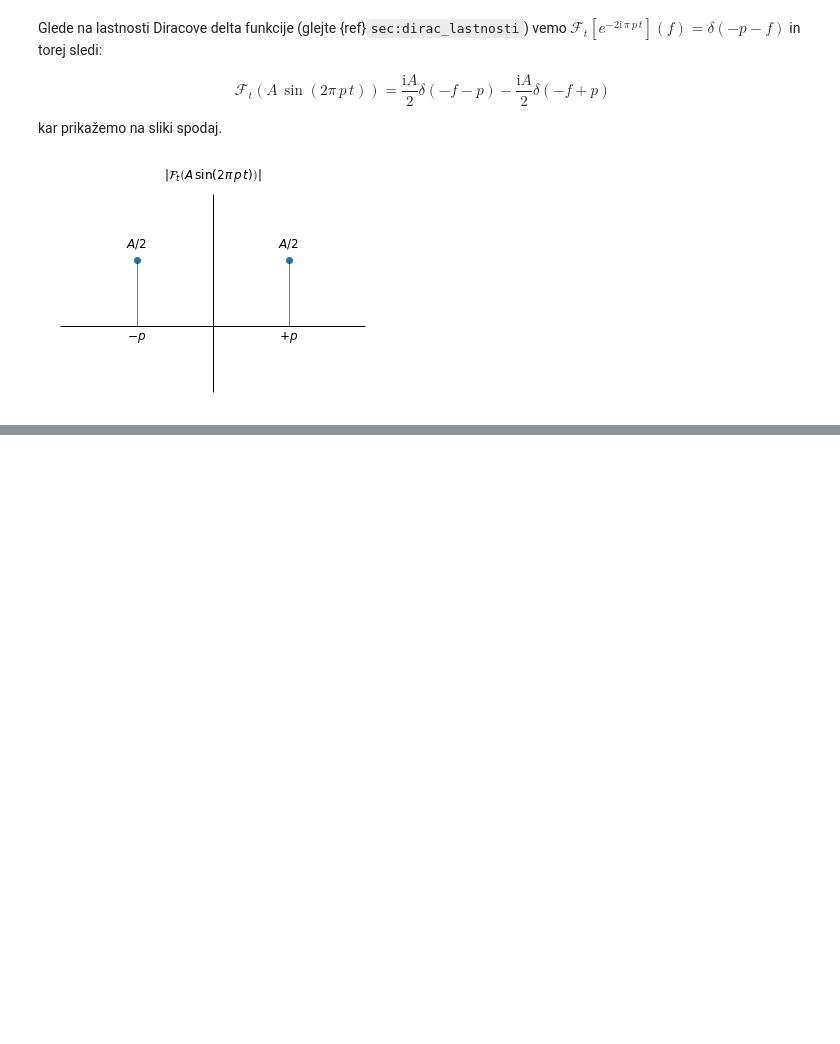
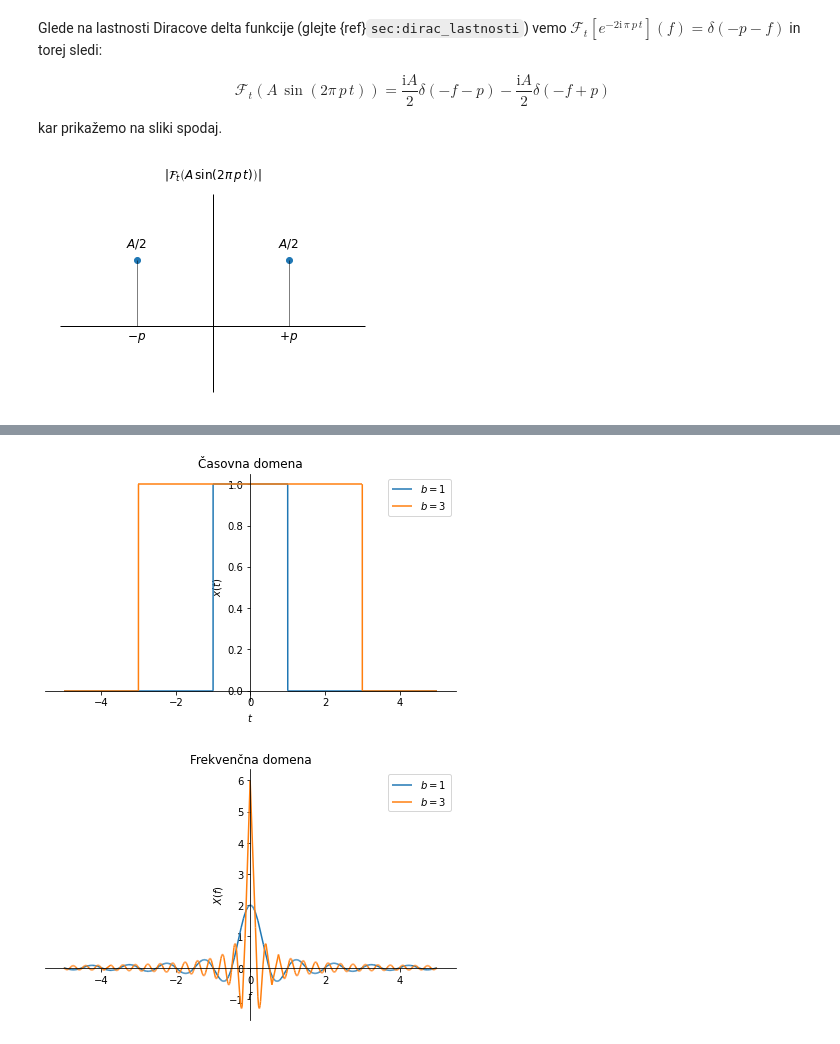
Before and after one commit to jankoslavic/procesiranje_signalov, a Jupyter notebook: _sources/notebooks/03 - Fourierova integralska transformacija in zvezni linearni sistemi.ipynb, the cells around one changed output, grey strips where cells are left out. Saved outputs shown, nothing was run; the diff lists cells and outputs as text; code cells hidden in the pictures; blank space fills up the shorter version.

```diff
--- a/_sources/notebooks/03 - Fourierova integralska transformacija in zvezni linearni sistemi.ipynb
+++ b/_sources/notebooks/03 - Fourierova integralska transformacija in zvezni linearni sistemi.ipynb
@@ -256,0 +280,27 @@ $\displaystyle \begin{cases} - \frac{A}{4 \pi p \left(- \frac{f}{p} + 1\right)}
+# %%
+import sympy as sym
+a, b, f = sym.symbols('a, b, f', real=True, positive=True)
+t = sym.symbols('t', real=True)
+i = sym.I
+π = sym.pi
+
+X = sym.simplify(sym.integrate(a*sym.exp(-i*2*π*f*t), (t, -b, b)), trig=True)
+
+podatki = {a: 1, b:1}
+podatki2 = {a: 1, b:3}
+
+p1 = sym.plot(x.subs(podatki), (t, -5, +5), line_color='C0', label=f'$b={b.subs(podatki)}$',show=False,
+              title='Časovna domena', ylabel='$x(t)$', xlabel='$t$')
+p2 = sym.plot(x.subs(podatki2), (t, -5, +5), line_color='C1', label=f'$b={b.subs(podatki2)}$',show=False)
+p1.extend(p2)
+p1.legend = True
+p1.show()
+p1 = sym.plot(X.subs(podatki), (f, -5, +5), line_color='C0', label=f'$b={b.subs(podatki)}$',show=False,
+              title='Frekvenčna domena', ylabel='$X(f)$', xlabel='$f$')
+p2 = sym.plot(X.subs(podatki2), (f, -5, +5), line_color='C1', label=f'$b={b.subs(podatki2)}$',show=False)
+p1.extend(p2)
+p1.legend = True
+p1.show()
+# %% [output]
+[figure, added]
+[figure, added]
```
Also changed, not shown: parts of 5 cells of this notebook, 13 other files.
